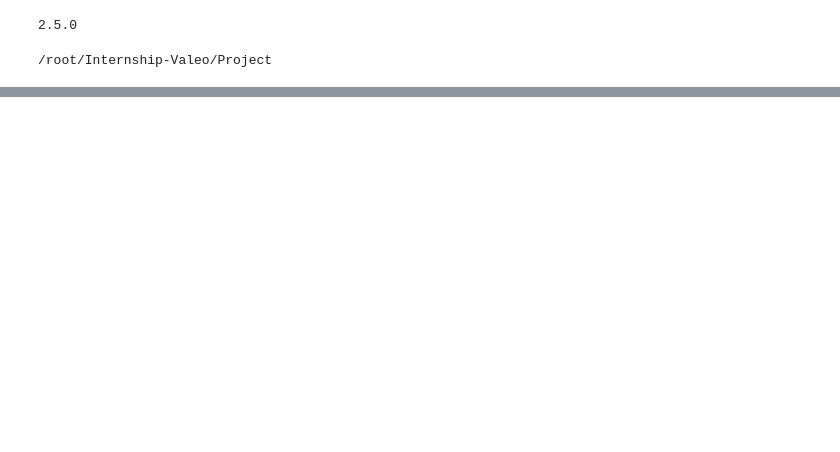
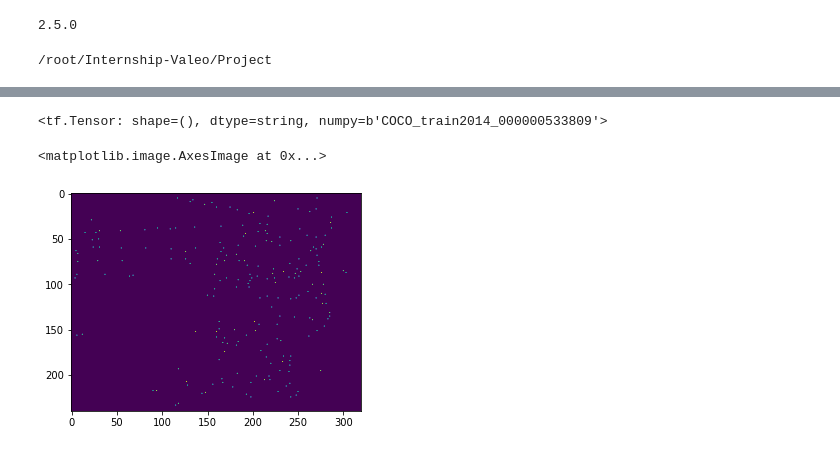
Before and after one commit to amit205/multi-task-learning, a Jupyter notebook: superpoint_coco.ipynb, the cells around one changed output, grey strips where cells are left out. Cells and saved outputs as stored; diff of their text form; code cells hidden in the pictures; blank space fills up the shorter version.

```diff
--- a/superpoint_coco.ipynb
+++ b/superpoint_coco.ipynb
@@ -508 +522,10 @@ plt.imshow(x['image'], cmap = 'gray')
+# %%
+x['name'][0]
+# %% [output]
+<tf.Tensor: shape=(), dtype=string, numpy=b'COCO_train2014_000000533809'>
+# %%
+plt.imshow(x['keypoints'][0])
+# %% [output]
+<matplotlib.image.AxesImage at 0x...>
+[figure, added]
 # %%
```
Also changed, not shown: parts of 39 cells of this notebook, 3 other files.
